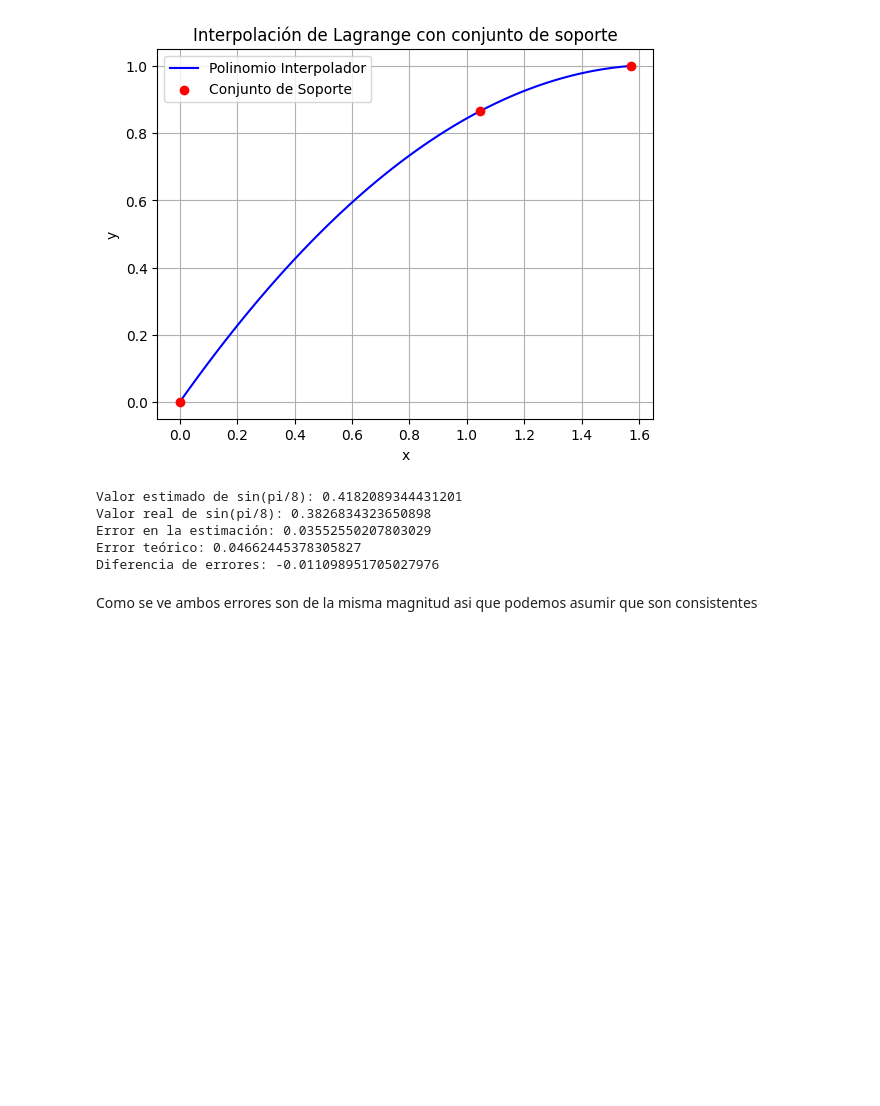
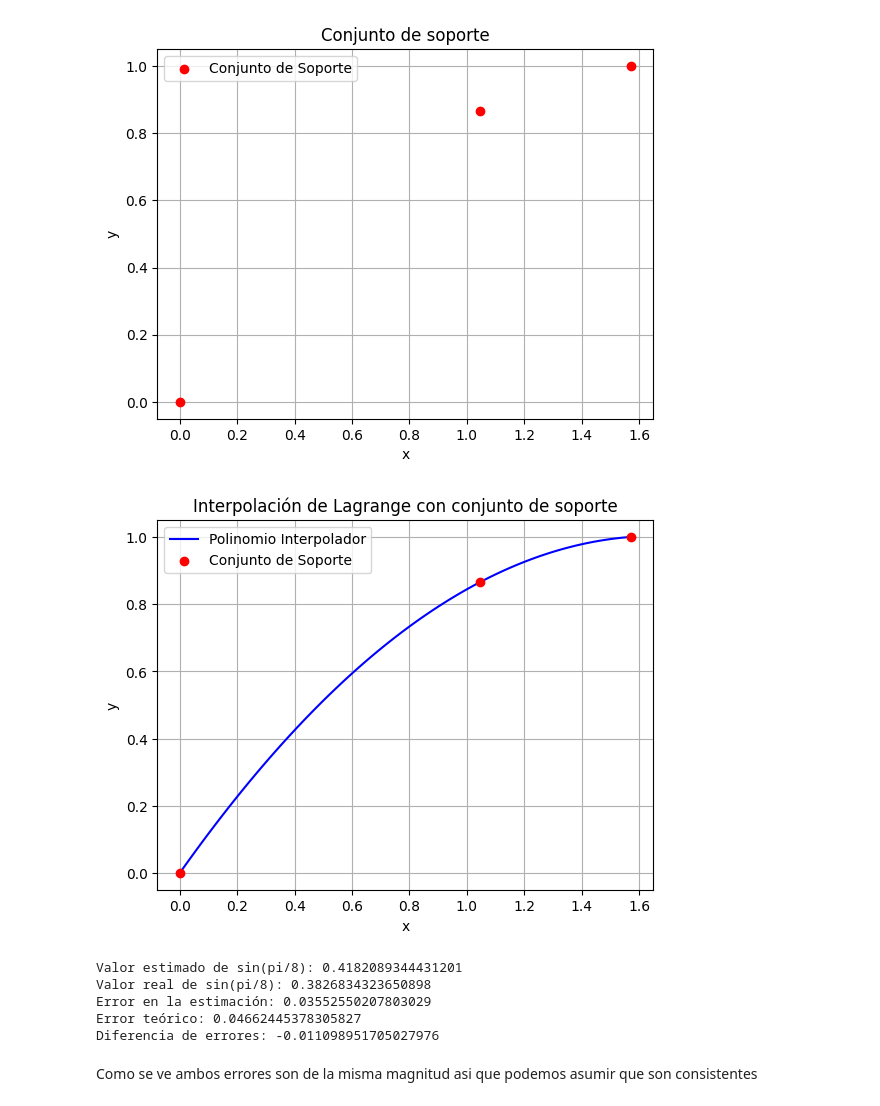
Before and after one commit to Jacofeldman/Metodos1_JacoboFeldman, a Jupyter notebook: Parcial1/Aproximación_de_la_función_sin(x)_7.ipynb, the cells around one changed output. Saved outputs shown, nothing was run; the diff lists cells and outputs as text; code cells hidden in the pictures; blank space fills up the shorter version.

```diff
--- a/Parcial1/Aproximación_de_la_función_sin(x)_7.ipynb
+++ b/Parcial1/Aproximación_de_la_función_sin(x)_7.ipynb
@@ -8,7 +8,13 @@ import math as math
 x_support = [0, np.pi/3, np.pi/2]
 y_support = [np.sin(0), np.sin(np.pi/3), np.sin(np.pi/2)]
 
-
+plt.scatter(x_support, y_support, color="red", label="Conjunto de Soporte", zorder=5)
+plt.xlabel("x")
+plt.ylabel("y")
+plt.title("Conjunto de soporte")
+plt.legend()
+plt.grid(True)
+plt.show()
 def lagrange_interpolator(x, x_support, y_support):
     n = len(x_support)
     result = 0
@@ -28,34 +34,35 @@ y_vals = [lagrange_interpolator(x, x_support, y_support) for x in x_vals]
 plt.plot(x_vals, y_vals, label="Polinomio Interpolador", color="blue")
 plt.scatter(x_support, y_support, color="red", label="Conjunto de Soporte", zorder=5)
 plt.xlabel("x")
 plt.ylabel("y")
 plt.title("Interpolación de Lagrange con conjunto de soporte")
 plt.legend()
 plt.grid(True)
 plt.show()
 
 #c
 x_estimate = np.pi / 8
 sin_estimated = lagrange_interpolator(x_estimate, x_support, y_support)
 
 
 sin_true = np.sin(x_estimate)
 
 #d
 error = abs(sin_true - sin_estimated)
 #e
 f_third_derivative = np.cos(x_estimate)
 product_term = np.prod([x_estimate - x_i for x_i in x_support])
 factorial_term = math.factorial(3)
 error_theoretical = abs(f_third_derivative * product_term / factorial_term)
 
 print(f"Valor estimado de sin(pi/8): {sin_estimated}")
 print(f"Valor real de sin(pi/8): {sin_true}")
 print(f"Error en la estimación: {error}")
 print(f"Error teórico: {error_theoretical}")
 print(f"Diferencia de errores: {error-error_theoretical}")
 # %% [output]
-[figure, old version]
+[figure, new version]
+[figure, added]
 Valor estimado de sin(pi/8): 0.4182089344431201
 Valor real de sin(pi/8): 0.3826834323650898
 Error en la estimación: 0.03552550207803029
```
